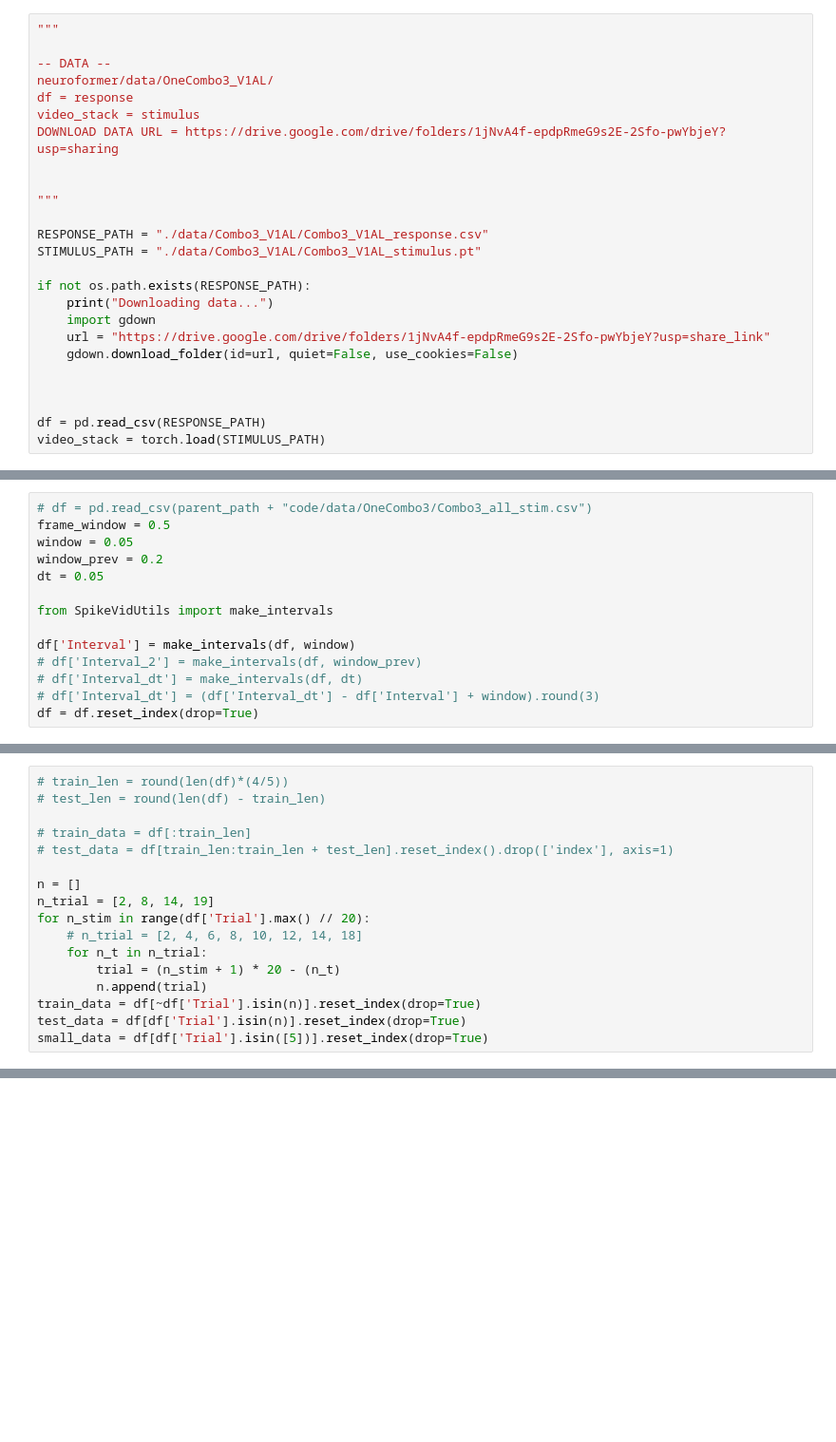
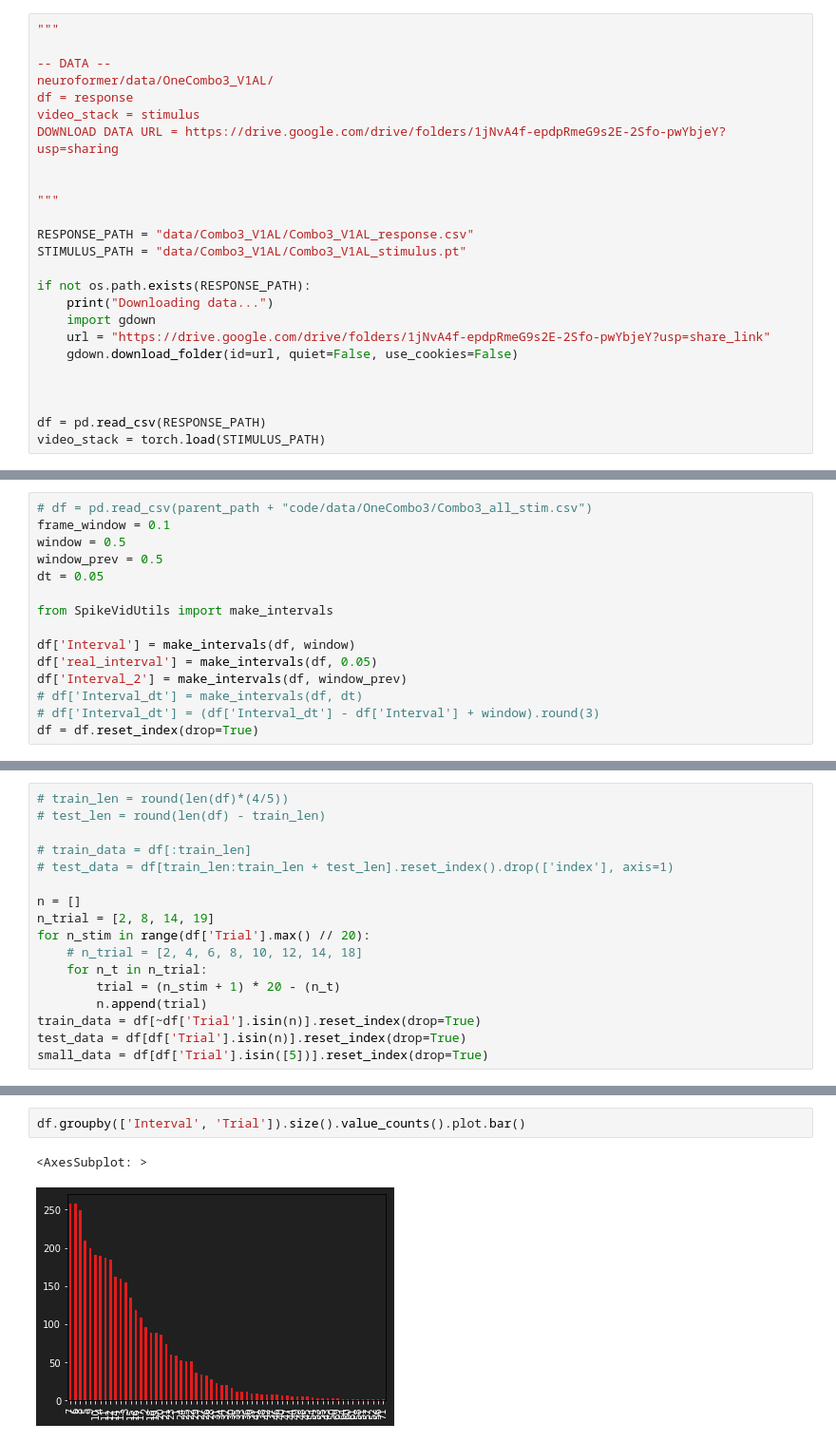
Before and after one commit to a-antoniades/neuroformer_, a Jupyter notebook: neuroformer_OneCombo3_V1AL_train.ipynb, the cells around one changed output, grey strips where cells are left out. Shown at 95% size. Drawn from its saved outputs; the diff is of its cells as text; blank space fills up the shorter version.

```diff
--- a/neuroformer_OneCombo3_V1AL_train.ipynb
+++ b/neuroformer_OneCombo3_V1AL_train.ipynb
@@ -63,8 +62,8 @@ DOWNLOAD DATA URL = https://drive.google.com/drive/folders/1jNvA4f-epdpRmeG9s2E-
 
 """
 
-RESPONSE_PATH = "./data/Combo3_V1AL/Combo3_V1AL_response.csv"
-STIMULUS_PATH = "./data/Combo3_V1AL/Combo3_V1AL_stimulus.pt"
+RESPONSE_PATH = "data/Combo3_V1AL/Combo3_V1AL_response.csv"
+STIMULUS_PATH = "data/Combo3_V1AL/Combo3_V1AL_stimulus.pt"
 
 if not os.path.exists(RESPONSE_PATH):
     print("Downloading data...")
@@ -85,14 +87,15 @@ for i in range(3):
 # %%
 # df = pd.read_csv(parent_path + "code/data/OneCombo3/Combo3_all_stim.csv")
-frame_window = 0.5
-window = 0.05
-window_prev = 0.2
+frame_window = 0.1
+window = 0.5
+window_prev = 0.5
 dt = 0.05
 
 from SpikeVidUtils import make_intervals
 
 df['Interval'] = make_intervals(df, window)
-# df['Interval_2'] = make_intervals(df, window_prev)
+df['real_interval'] = make_intervals(df, 0.05)
+df['Interval_2'] = make_intervals(df, window_prev)
 # df['Interval_dt'] = make_intervals(df, dt)
 # df['Interval_dt'] = (df['Interval_dt'] - df['Interval'] + window).round(3)
 df = df.reset_index(drop=True)
@@ -180,3 +240,8 @@ len(train_data['Trial'].unique()) / (len(train_data['Trial'].unique()) + len(tes
+# %%
+df.groupby(['Interval', 'Trial']).size().value_counts().plot.bar()
+# %% [output]
+<AxesSubplot: >
+[figure, added]
 # %%
 from SpikeVidUtils import SpikeTimeVidData2
 
```
Also changed, not shown: parts of 27 cells of this notebook, 9 other files.
